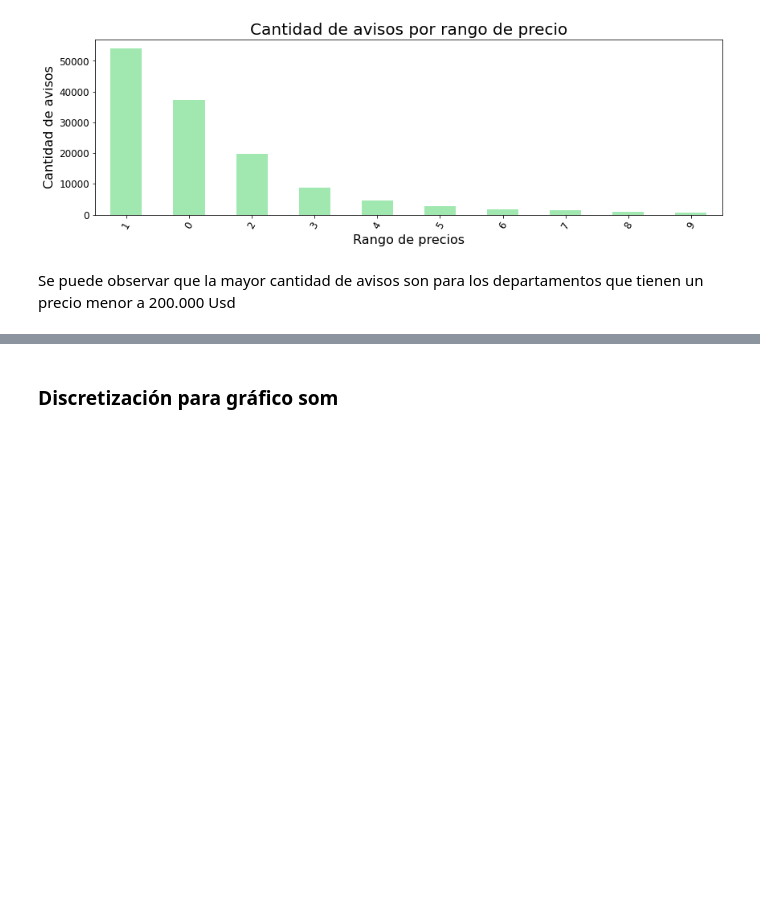
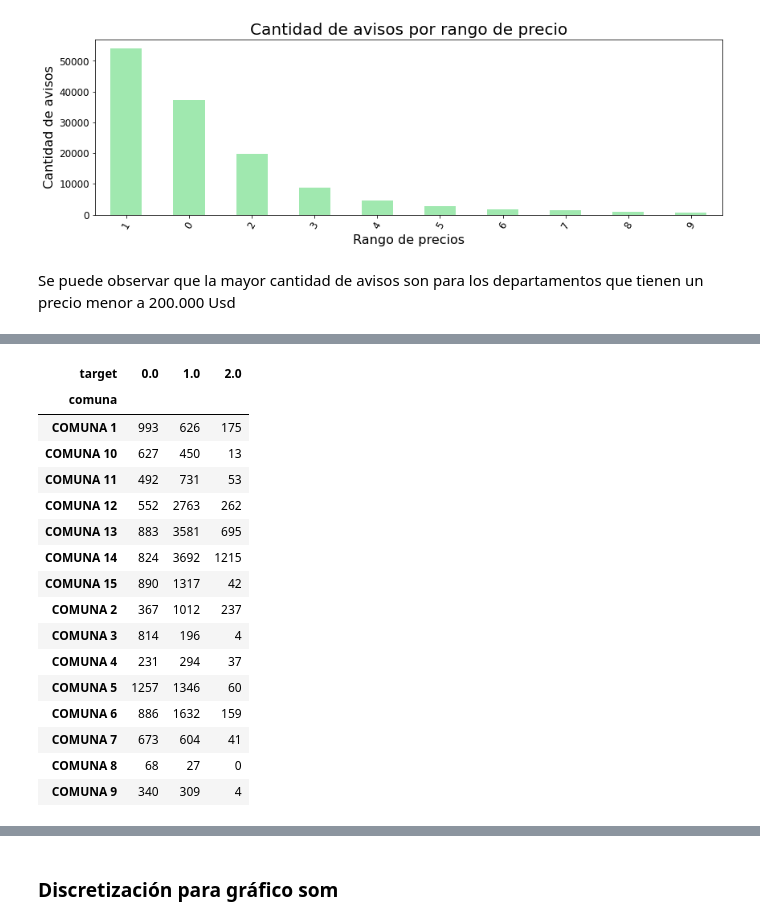
Before and after one commit to crisnicogonzalez/tp-final-isi, a Jupyter notebook: tp-analisis-2022.ipynb, the cells around one changed output, grey strips where cells are left out. Saved outputs shown, nothing was run; the diff lists cells and outputs as text; code cells hidden in the pictures; blank space fills up the shorter version.

Commit message:
graph three rooms

```diff
--- a/tp-analisis-2022.ipynb
+++ b/tp-analisis-2022.ipynb
@@ -398,0 +387,20 @@ CrosstabResult.plot.bar(rot=0,figsize=(20,10), color=['#A0E8AF', '#f781bf', '#4d
+# %%
+df_caba_two_rooms.groupby(['comuna', 'target']).size().unstack(fill_value=0)
+# %% [output]
+| target | 0.0 | 1.0 | 2.0 |
+| comuna |  |  |  |
+| COMUNA 1 | 993 | 626 | 175 |
+| COMUNA 10 | 627 | 450 | 13 |
+| COMUNA 11 | 492 | 731 | 53 |
+| COMUNA 12 | 552 | 2763 | 262 |
+| COMUNA 13 | 883 | 3581 | 695 |
+| COMUNA 14 | 824 | 3692 | 1215 |
+| COMUNA 15 | 890 | 1317 | 42 |
+| COMUNA 2 | 367 | 1012 | 237 |
+| COMUNA 3 | 814 | 196 | 4 |
+| COMUNA 4 | 231 | 294 | 37 |
+| COMUNA 5 | 1257 | 1346 | 60 |
+| COMUNA 6 | 886 | 1632 | 159 |
+| COMUNA 7 | 673 | 604 | 41 |
+| COMUNA 8 | 68 | 27 | 0 |
+| COMUNA 9 | 340 | 309 | 4 |
```
Also changed, not shown: parts of 6 cells of this notebook.
